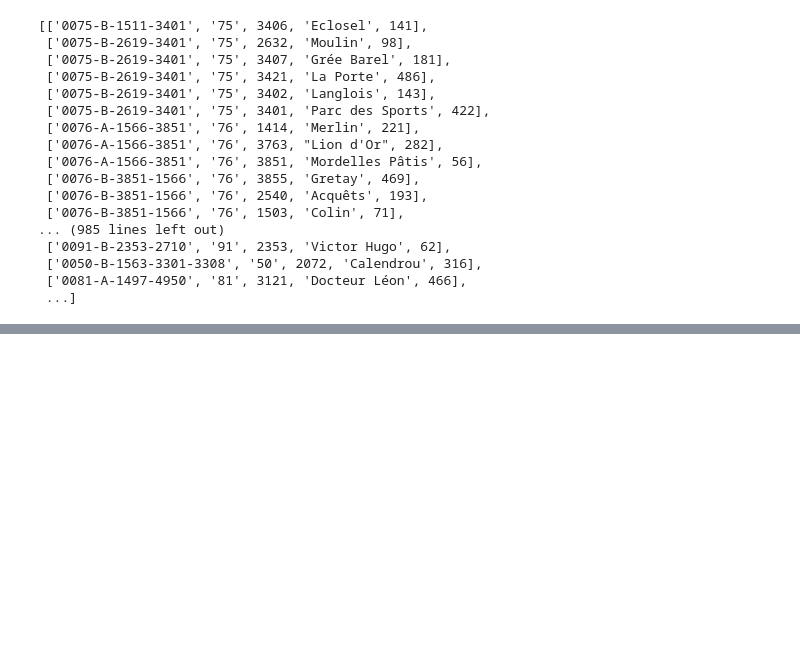
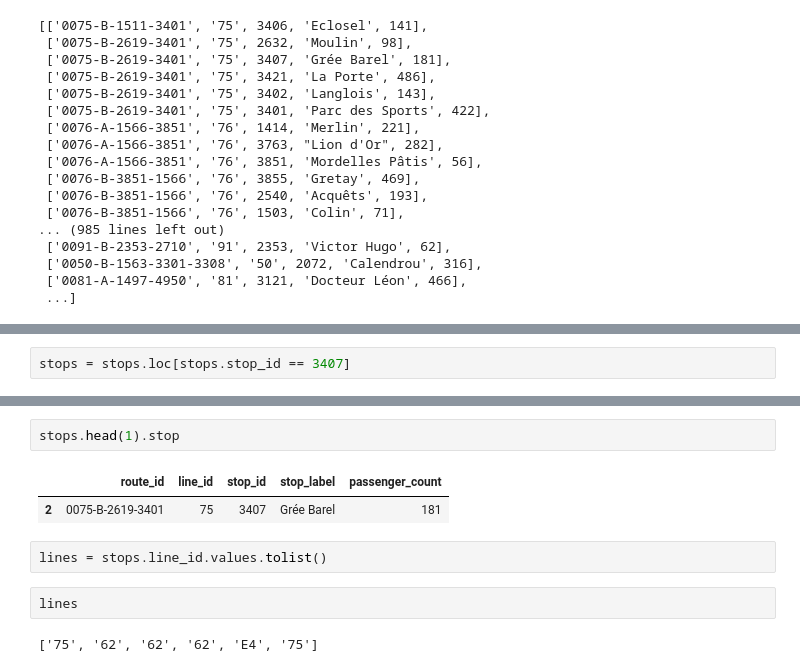
Before and after one commit to Meridolian/transouest, a Jupyter notebook: transouest/data_exploration.ipynb, the cells around one changed output, grey strips where cells are left out. Drawn from its saved outputs; the diff is of its cells as text; blank space fills up the shorter version.

Commit message:
search lines by stop id

```diff
--- a/transouest/data_exploration.ipynb
+++ b/transouest/data_exploration.ipynb
@@ -146,0 +147,2 @@ AttributeError: 'DataFrame' object has no attribute 'id'
+# %%
+stops = stops.loc[stops.stop_id == 3407]
@@ -146,0 +159,11 @@ AttributeError: 'DataFrame' object has no attribute 'id'
+# %%
+stops.head(1).stop
+# %% [output]
+|  | route_id | line_id | stop_id | stop_label | passenger_count |
+| 2 | 0075-B-2619-3401 | 75 | 3407 | Grée Barel | 181 |
+# %%
+lines = stops.line_id.values.tolist()
+# %%
+lines
+# %% [output]
+['75', '62', '62', '62', 'E4', '75']
```
Also changed, not shown: parts of 14 cells of this notebook, 2 other files.
